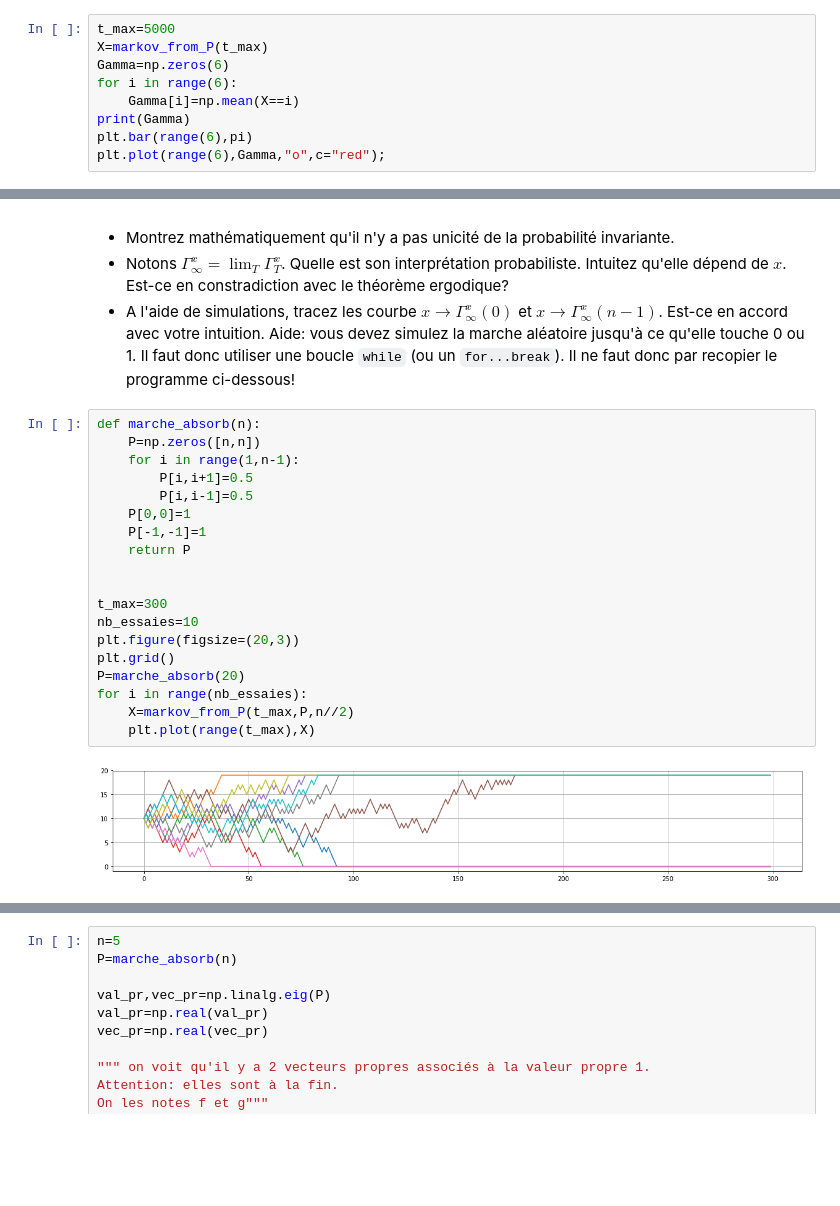
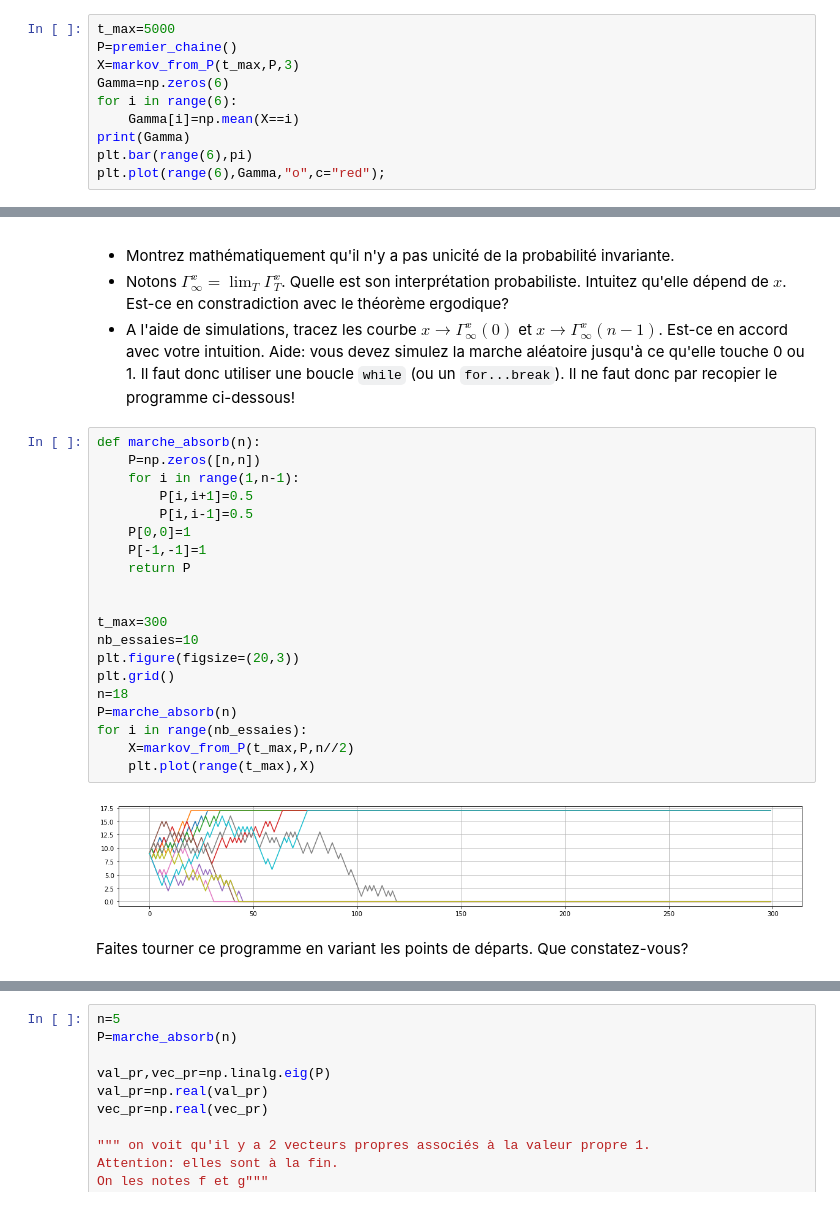
Before and after one commit to vincentvigon/aleaDataSignal, a Jupyter notebook: alea/08-Chaine_de_Markov.ipynb, the cells around one changed output, grey strips where cells are left out. Cells and saved outputs as stored; diff of their text form; blank space fills up the shorter version.

```diff
--- a/alea/08-Chaine_de_Markov.ipynb
+++ b/alea/08-Chaine_de_Markov.ipynb
@@ -367,7 +372,8 @@ C'est le temps moyen passé dans l'état $y$ en partant de $x$.
 * Quand la chaine est irréductible, il converge donc vers l'unique probabilité invariante, et ainsi la limite ne dépend pas du point de départ $x$.
 # %%
 t_max=5000
-X=markov_from_P(t_max)
+P=premier_chaine()
+X=markov_from_P(t_max,P,3)
 Gamma=np.zeros(6)
 for i in range(6):
     Gamma[i]=np.mean(X==i)
@@ -393,22 +399,25 @@ plt.plot(range(6),Gamma,"o",c="red");
 # %%
 def marche_absorb(n):
     P=np.zeros([n,n])
     for i in range(1,n-1):
         P[i,i+1]=0.5
         P[i,i-1]=0.5
     P[0,0]=1
     P[-1,-1]=1
     return P
 
 
 t_max=300
 nb_essaies=10
 plt.figure(figsize=(20,3))
 plt.grid()
-P=marche_absorb(20)
+n=18
+P=marche_absorb(n)
 for i in range(nb_essaies):
     X=markov_from_P(t_max,P,n//2)
     plt.plot(range(t_max),X)
 # %% [output]
-[figure, old version]
+[figure, new version]
+# %% [markdown]
+Faites tourner ce programme en variant les points de départs. Que constatez-vous?
 # %% [markdown]
```
Also changed, not shown: parts of 9 cells of this notebook, 13 other files.
